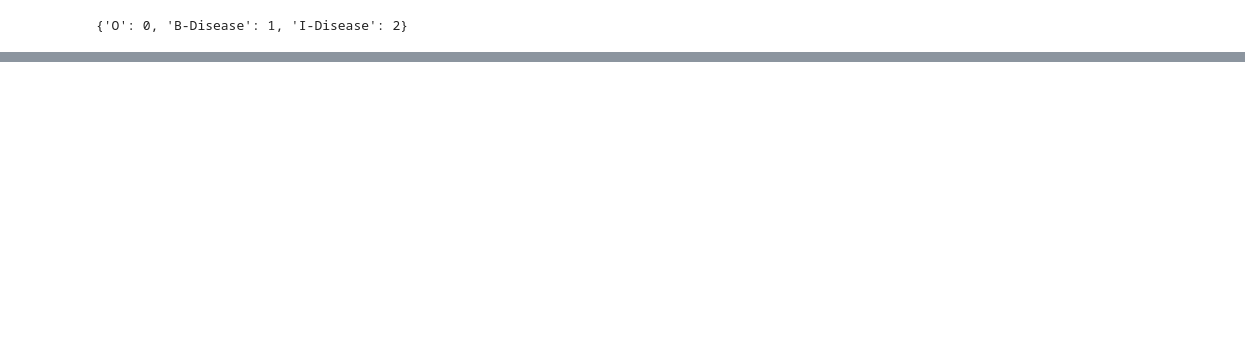
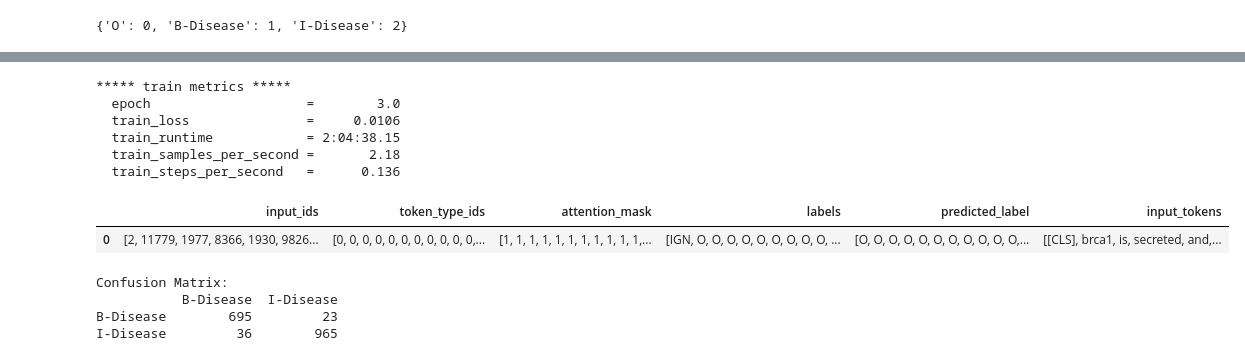
Before and after one commit to DATA-606-2023-FALL-MONDAY/Sundaresan_Shraddha, a Jupyter notebook: src/Named_Entity_Recognition_NCBI_V3.ipynb, the cells around one changed output, grey strips where cells are left out. Saved outputs shown, nothing was run; the diff lists cells and outputs as text; code cells hidden in the pictures; blank space fills up the shorter version.

```diff
--- a/src/Named_Entity_Recognition_NCBI_V3.ipynb
+++ b/src/Named_Entity_Recognition_NCBI_V3.ipynb
@@ -305,7 +345,7 @@ def compute_metrics(p):
 # %%
 #Creating a Trainer arguments and defining each of them
 args = TrainingArguments(
-    MODEL_NAME,
+    "ncbi-finetuned-ner",
     log_level="error",
     logging_first_step=True,
     learning_rate=LR,
@@ -323,0 +409,2 @@ args = TrainingArguments(
+# %%
+train_final = trainer.train()
@@ -323,0 +446,31 @@ args = TrainingArguments(
+# %%
+trainer.save_model()
+trainer.log_metrics("train", train_final.metrics)
+trainer.save_metrics("train", train_final.metrics)
+trainer.save_state()
+# %% [output]
+***** train metrics *****
+  epoch                    =        3.0
+  train_loss               =     0.0106
+  train_runtime            = 2:04:38.15
+  train_samples_per_second =       2.18
+  train_steps_per_second   =      0.136
+# %%
+def validate(batch):
+    # Convert dict of lists to list of dicts suitable for data collator
+    features = [dict(zip(batch, t)) for t in zip(*batch.values())]
+    # Pad inputs and labels and put all tensors on device
+    batch = data_collator(features)
+    input_ids = batch["input_ids"].to(DEVICE)
+    labels = batch["labels"].to(DEVICE)
+    with torch.no_grad():
+        # Pass data through model
+        output = trainer.model(input_ids
+                               )
+        # Logit.size: [batch_size, sequence_length, classes]
+        predicted_label = torch.argmax(output.logits,
+                                       axis=-1
+                                       ).cpu().numpy()
+
+
+    return {"predicted_label": predicted_label}
@@ -323,0 +479,24 @@ args = TrainingArguments(
+# %%
+val_set = encoded_ds['validation']
+
+val_set = val_set.remove_columns('id')
+
+val_set = val_set.map(validate,
+                        batched=True,
+                        batch_size=32)
+
+val_df = val_set.to_pandas()
+# %%
+id2label[-100] = "IGN"
+val_df["input_tokens"] = val_df["input_ids"].apply(
+    lambda x: tokenizer.convert_ids_to_tokens(x))
+val_df["predicted_label"] = val_df["predicted_label"].apply(
+    lambda x: [id2label[i] for i in x])
+val_df["labels"] = val_df["labels"].apply(
+    lambda x: [id2label[i] for i in x])
+val_df['predicted_label'] = val_df.apply(
+    lambda x: x['predicted_label'][:len(x['input_ids'])], axis=1)
+val_df.head(1)
+# %% [output]
+|  | input_ids | token_type_ids | attention_mask | labels | predicted_label | input_tokens |
+| 0 | [2, 11779, 1977, 8366, 1930, 9826... | [0, 0, 0, 0, 0, 0, 0, 0, 0, 0, 0,... | [1, 1, 1, 1, 1, 1, 1, 1, 1, 1, 1,... | [IGN, O, O, O, O, O, O, O, O, O, ... | [O, O, O, O, O, O, O, O, O, O, O,... | [[CLS], brca1, is, secreted, and,... |
@@ -323,0 +506,15 @@ args = TrainingArguments(
+# %%
+labels = np.unique(np.concatenate([true_labels, predicted_labels]))
+
+# Create confusion matrix
+conf_matrix = confusion_matrix(true_labels, predicted_labels, labels=labels)
+
+# Display the confusion matrix
+confusion_matrix_df = pd.DataFrame(conf_matrix[:-2,:-2], index=labels[:2], columns=labels[:2])
+print("Confusion Matrix:")
+print(confusion_matrix_df)
+# %% [output]
+Confusion Matrix:
+           B-Disease  I-Disease
+B-Disease        695         23
+I-Disease         36        965
```
Also changed, not shown: parts of 33 cells of this notebook.
